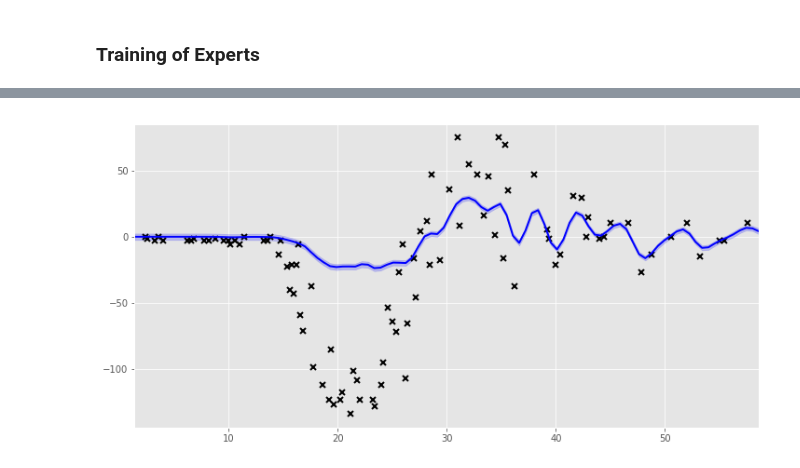
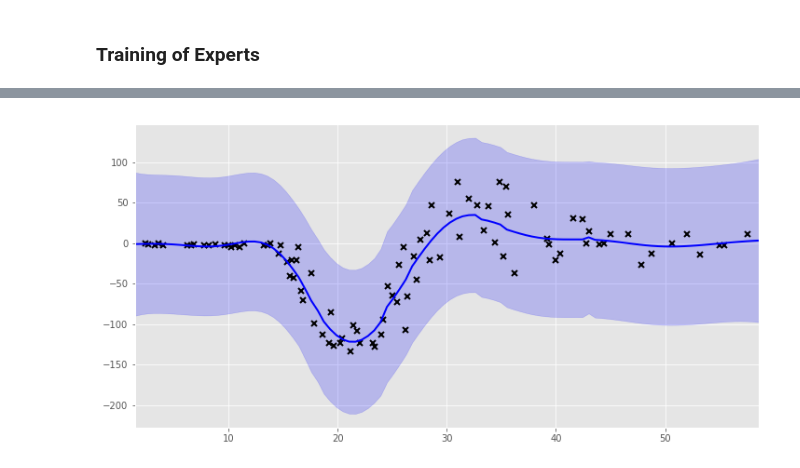
Before and after one commit to trappmartin/DeepStructuredMixtures, a Jupyter notebook: playground/GP Regression.ipynb, the cells around one changed output, grey strips where cells are left out. Saved outputs shown, nothing was run; the diff lists cells and outputs as text; code cells hidden in the pictures.

```diff
--- a/playground/GP Regression.ipynb
+++ b/playground/GP Regression.ipynb
@@ -17 +12,3 @@ data.dtype.names
+# %%
+data = pods.datasets.mcycle()
 # %%
@@ -75,0 +320,6 @@ Split positions:  [  9.92157692  17.21170047  24.23106581  24.53543782  26.70688
+# %%
+k = gpflow.kernels.RBF(1)
+k.lengthscales = 0.1
+k.variance = 0.1
+likelihoodfun = Gaussian()
+likelihoodfun.variance = 0.05
@@ -113,25 +450,38 @@ Learning Expert for data between:  55.052661007  ->  58.6
 # %%
-def plotPoE(M, xstart, xend):
+def plotSPNModel(allM, splits, K, xstart, xend):
     xx = np.linspace(xstart, xend, 100)[:,None]
 
     plt.figure(figsize=(12, 6))
     plt.plot(X, Y, 'kx', mew=2)
 
-    ymean = np.zeros((len(xx), len(M)))
-    yvar = np.zeros((len(xx), len(M)))
+    ymean = np.zeros((len(xx), K))
+    yvar = np.zeros((len(xx), K))
 
-    for (mi, m) in enumerate(M):
-        mean, var = m.predict_y(xx)
-        ymean[:,mi] = mean[:,0]
-        yvar[:,mi] = var[:,0]
+    for k in range(K):
+        M = allM[k]
+        split = splits[k]
 
-    jointVar =  1 / np.sum(1 / yvar, 1)
-    jointMean = jointVar * np.sum(np.divide(ymean, yvar), 1)
+        xx1 = xx[(xx[:,0] <= split),:]
+        xx2 = xx[(xx[:,0] > split),:]
 
-    plt.plot(xx, jointMean, 'b', lw=2)
-    plt.fill_between(xx[:,0], jointMean - 2*np.sqrt(jointVar), jointMean + 2*np.sqrt(jointVar), color='blue', alpha=0.2)
+        mean1, var1 = M[0].predict_y(xx1)
+        mean2, var2 = M[1].predict_y(xx2)
+
+        ymean[(xx[:,0] <= split),k] = mean1[:,0]
+        ymean[(xx[:,0] > split),k] = mean2[:,0]
+
+        yvar[(xx[:,0] <= split),k] = var1[:,0]
+        yvar[(xx[:,0] > split),k] = var2[:,0]
+
+    ymean = np.mean(ymean, 1)
+    yvar = np.mean(yvar, 1)
+    yvar += np.mean(np.power(ymean, 2))
+    yvar -= np.power(np.mean(ymean), 2)
+
+    plt.plot(xx, ymean, 'b', lw=2)
+    plt.fill_between(xx[:,0], ymean - 2*np.sqrt(yvar), ymean + 2*np.sqrt(yvar), color='blue', alpha=0.2)
     plt.xlim(xstart, xend)
 # %%
-plotPoE(poe, np.min(X) - 1, np.max(X) + 1)
+plotSPNModel(poe, allSplitsPos, K, np.min(X) - 1, np.max(X) + 1)
 # %% [output]
-[figure, old version]
+[figure, new version]
```
Also changed, not shown: parts of 40 cells of this notebook.
